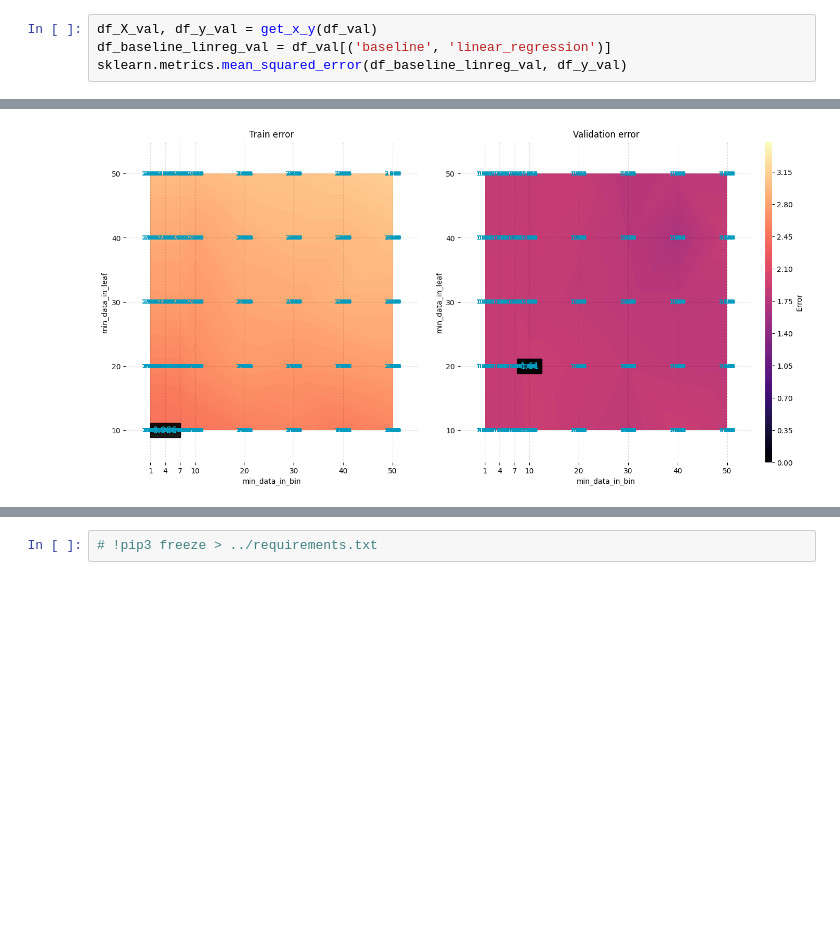
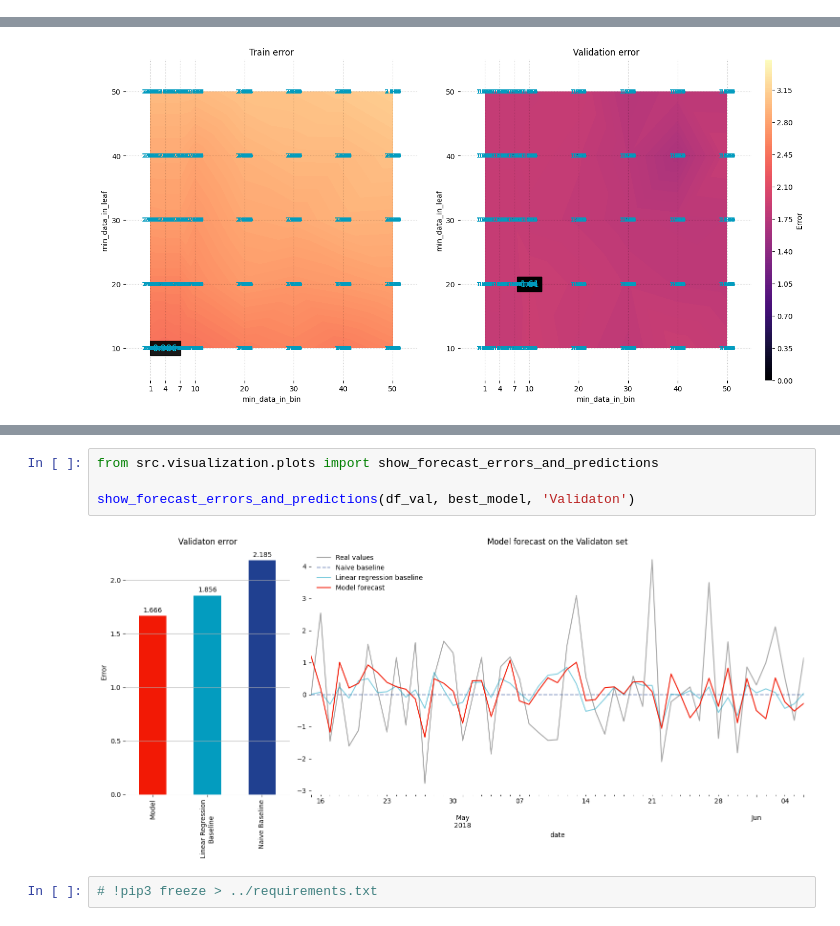
Before and after one commit to dip-scd/sales-forecasting, a Jupyter notebook: notebooks/2-forecasting.ipynb, the cells around one changed output, grey strips where cells are left out. Drawn from its saved outputs; the diff is of its cells as text; blank space fills up the shorter version.

Commit message:
Evaluating the model

```diff
--- a/notebooks/2-forecasting.ipynb
+++ b/notebooks/2-forecasting.ipynb
@@ -182,7 +185,3 @@ for df in [df_train, df_val, df_test]:
 (424, 15)
 (53, 15)
 (54, 15)
-# %%
-df_X_val, df_y_val = get_x_y(df_val)
-df_baseline_linreg_val = df_val[('baseline', 'linear_regression')]
-sklearn.metrics.mean_squared_error(df_baseline_linreg_val, df_y_val)
@@ -499,2 +418,8 @@ plt.show()
+# %%
+from src.visualization.plots import show_forecast_errors_and_predictions
+
+show_forecast_errors_and_predictions(df_val, best_model, 'Validaton')
+# %% [output]
+[figure, added]
 # %%
 # !pip3 freeze > ../requirements.txt
```
Also changed, not shown: parts of 9 cells of this notebook, 3 other files.
